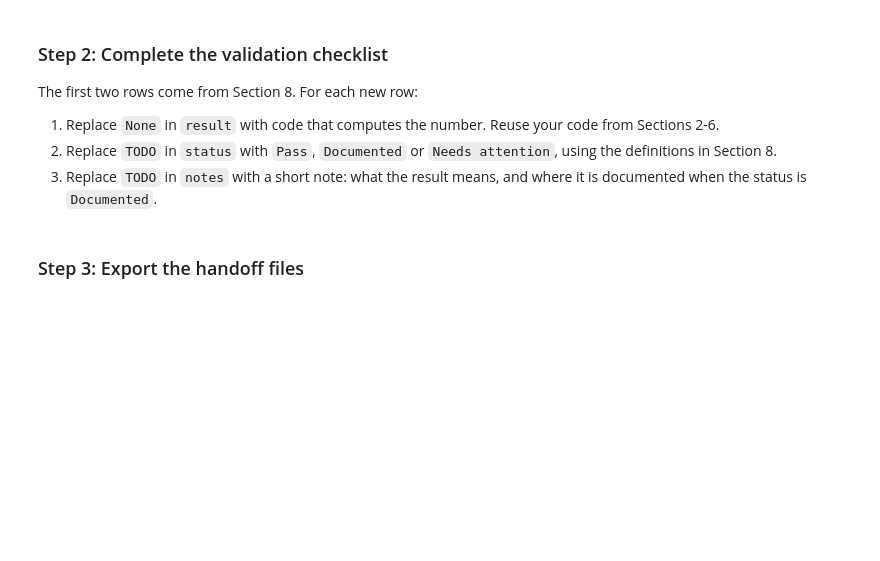
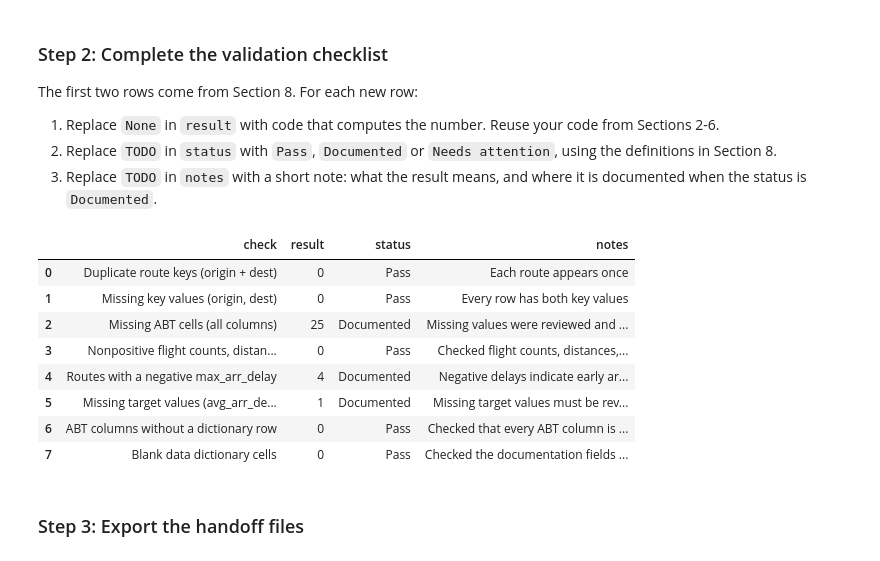
Before and after one commit to ehls1703-wq/ban6003-week11-abt-documentation-enrique-lopez, a Jupyter notebook: notebooks/module11_abt_documentation_guided_lab.ipynb, the cells around one changed output. Drawn from its saved outputs; the diff is of its cells as text; code cells hidden in the pictures; blank space fills up the shorter version.

```diff
--- a/notebooks/module11_abt_documentation_guided_lab.ipynb
+++ b/notebooks/module11_abt_documentation_guided_lab.ipynb
@@ -524,23 +757,91 @@ The first two rows come from Section 8. For each new row:
 2. Replace `TODO` in `status` with `Pass`, `Documented` or `Needs attention`, using the definitions in Section 8.
 3. Replace `TODO` in `notes` with a short note: what the result means, and where it is documented when the status is `Documented`.
 # %%
-# Offline Assignment, step 2 - complete the validation checklist.
-# Hints:
-# - Missing ABT cells: .isna().sum().sum() on route_abt.
-# - Nonpositive values: add up the three Boolean checks from Section 4.
-# - Negative max_arr_delay: the condition from Your Turn 3, then .sum().
-# - ABT columns without a dictionary row: compare route_abt.columns with data_dictionary["column_name"].
-# - Blank dictionary cells: select doc_fields, .fillna(""), strip whitespace, compare to "", then sum twice.
-validation_checklist = pd.DataFrame(checklist_rows + [
-    {"check": "Missing ABT cells (all columns)", "result": None, "status": "TODO", "notes": "TODO"},
-    {"check": "Nonpositive flight counts, distances and air times", "result": None, "status": "TODO", "notes": "TODO"},
-    {"check": "Routes with a negative max_arr_delay", "result": None, "status": "TODO", "notes": "TODO"},
-    {"check": "Missing target values (avg_arr_delay)", "result": None, "status": "TODO", "notes": "TODO"},
-    {"check": "ABT columns without a dictionary row", "result": None, "status": "TODO", "notes": "TODO"},
-    {"check": "Blank data dictionary cells", "result": None, "status": "TODO", "notes": "TODO"},
-])
 
-validation_checklist
+# Module 11 - Validation Checklist
+
+missing_cells = int(route_abt.isna().sum().sum())
+
+nonpositive = int(
+    (route_abt["flight_count"] <= 0).sum()
+    + (route_abt["avg_distance"] <= 0).sum()
+    + (route_abt["avg_air_time"] <= 0).sum()
+)
+
+negative_delays = int(
+    (route_abt["max_arr_delay"] < 0).sum()
+)
+
+missing_target = int(
+    route_abt["avg_arr_delay"].isna().sum()
+)
+
+missing_dictionary = len(
+    set(route_abt.columns)
+    - set(data_dictionary["column_name"])
+)
+
+blank_dictionary = int(
+    data_dictionary[doc_fields]
+    .fillna("")
+    .astype(str)
+    .apply(lambda col: col.str.strip().eq(""))
+    .sum()
+    .sum()
+)
+
+validation_checklist = pd.DataFrame(
+    checklist_rows + [
+        {
+            "check": "Missing ABT cells (all columns)",
+            "result": missing_cells,
+            "status": "Documented" if missing_cells > 0 else "Pass",
+            "notes": "Missing values were reviewed and documented."
+        },
+        {
+            "check": "Nonpositive flight counts, distances and air times",
+            "result": nonpositive,
+            "status": "Pass" if nonpositive == 0 else "Needs attention",
+            "notes": "Checked flight counts, distances, and air times."
+        },
+        {
+            "check": "Routes with a negative max_arr_delay",
+            "result": negative_delays,
+            "status": "Documented",
+            "notes": "Negative delays indicate early arrivals. Small routes were reviewed."
+        },
+        {
+            "check": "Missing target values (avg_arr_delay)",
+            "result": missing_target,
+            "status": "Documented" if missing_target > 0 else "Pass",
+            "notes": "Missing target values must be reviewed before modeling."
+        },
+        {
+            "check": "ABT columns without a dictionary row",
+            "result": missing_dictionary,
+            "status": "Pass" if missing_dictionary == 0 else "Needs attention",
+            "notes": "Checked that every ABT column is documented."
+        },
+        {
+            "check": "Blank data dictionary cells",
+            "result": blank_dictionary,
+            "status": "Pass" if blank_dictionary == 0 else "Needs attention",
+            "notes": "Checked the documentation fields for blank values."
+        }
+    ]
+)
+
+display(validation_checklist)
+# %% [output]
+|  | check | result | status | notes |
+| 0 | Duplicate route keys (origin + dest) | 0 | Pass | Each route appears once |
+| 1 | Missing key values (origin, dest) | 0 | Pass | Every row has both key values |
+| 2 | Missing ABT cells (all columns) | 25 | Documented | Missing values were reviewed and ... |
+| 3 | Nonpositive flight counts, distan... | 0 | Pass | Checked flight counts, distances,... |
+| 4 | Routes with a negative max_arr_delay | 4 | Documented | Negative delays indicate early ar... |
+| 5 | Missing target values (avg_arr_de... | 1 | Documented | Missing target values must be rev... |
+| 6 | ABT columns without a dictionary row | 0 | Pass | Checked that every ABT column is ... |
+| 7 | Blank data dictionary cells | 0 | Pass | Checked the documentation fields ... |
 # %% [markdown]
 ### Step 3: Export the handoff files
 # %%
```
Also changed, not shown: parts of 31 cells of this notebook, 3 other files.
